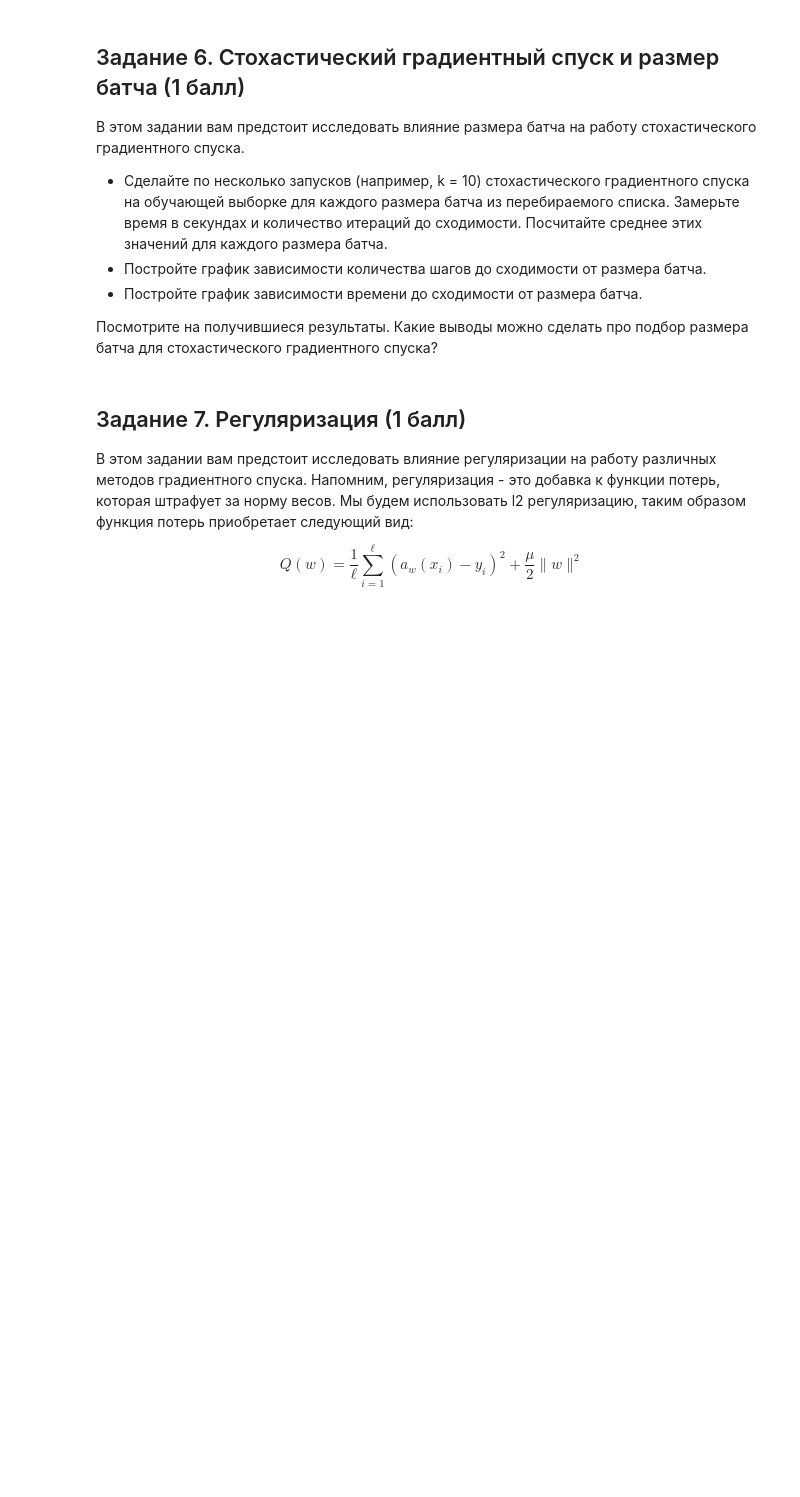
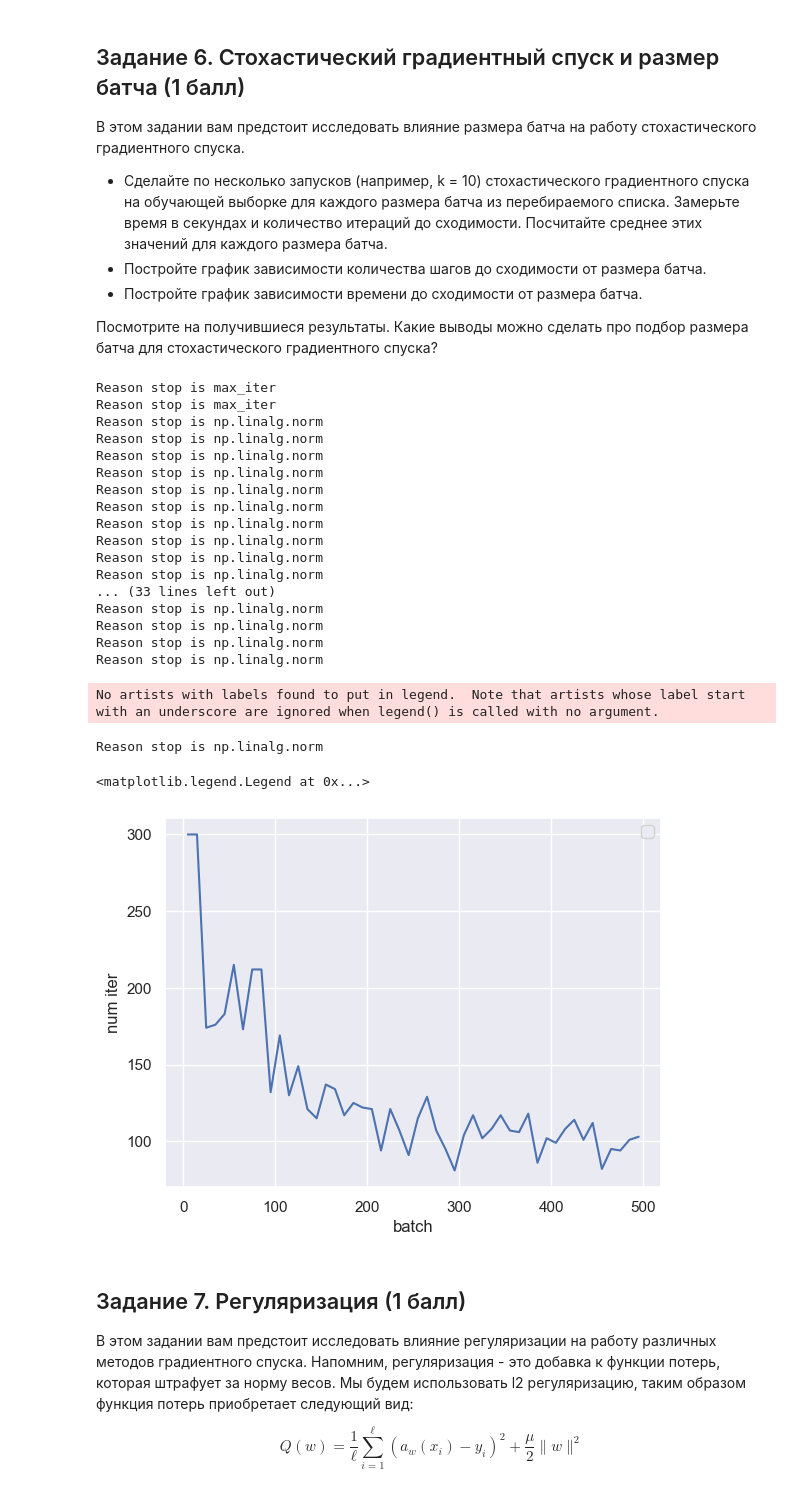
Before and after one commit to and7mw/ml-course-hse, a Jupyter notebook: 2022-fall/homeworks-practice/homework-practice-03-gd/homework-practice-03-gd.ipynb, the cells around one changed output. Drawn from its saved outputs; the diff is of its cells as text; code cells hidden in the pictures; blank space fills up the shorter version.

```diff
--- a/2022-fall/homeworks-practice/homework-practice-03-gd/homework-practice-03-gd.ipynb
+++ b/2022-fall/homeworks-practice/homework-practice-03-gd/homework-practice-03-gd.ipynb
@@ -807,3 +802,49 @@ batch_sizes = np.arange(5, 500, 10)
+# %%
+batch_sizes = np.arange(5, 500, 10)
+
+results = {}
+
+for b in batch_sizes:
+    descent_config = {
+        'descent_name': 'stochastic',
+        'kwargs': {
+            'dimension': X_train.shape[1],
+            'lambda_': 0.464159,
+            "batch_size": b
+        }
+    }
+
+    model = LinearRegression(descent_config=descent_config)
+    model.fit(X_train, y_train)
+
+    results[b] = len(model.loss_history) - 1
+
+plt.plot(results.keys(), results.values())
+plt.xlabel("batch")
+plt.ylabel("num iter")
+plt.legend(loc='upper right')
+# %% [output]
+Reason stop is max_iter
+Reason stop is max_iter
+Reason stop is np.linalg.norm
+Reason stop is np.linalg.norm
+Reason stop is np.linalg.norm
+Reason stop is np.linalg.norm
+Reason stop is np.linalg.norm
+Reason stop is np.linalg.norm
+Reason stop is np.linalg.norm
+Reason stop is np.linalg.norm
+Reason stop is np.linalg.norm
+Reason stop is np.linalg.norm
+... (33 lines left out)
+Reason stop is np.linalg.norm
+Reason stop is np.linalg.norm
+Reason stop is np.linalg.norm
+Reason stop is np.linalg.norm
+No artists with labels found to put in legend.  Note that artists whose label start with an underscore are ignored when legend() is called with no argument.
+Reason stop is np.linalg.norm
+<matplotlib.legend.Legend at 0x...>
+[figure, added]
 # %% [markdown]
 ## Задание 7. Регуляризация (1 балл)
 
```
Also changed, not shown: parts of 27 cells of this notebook, 2 other files.
